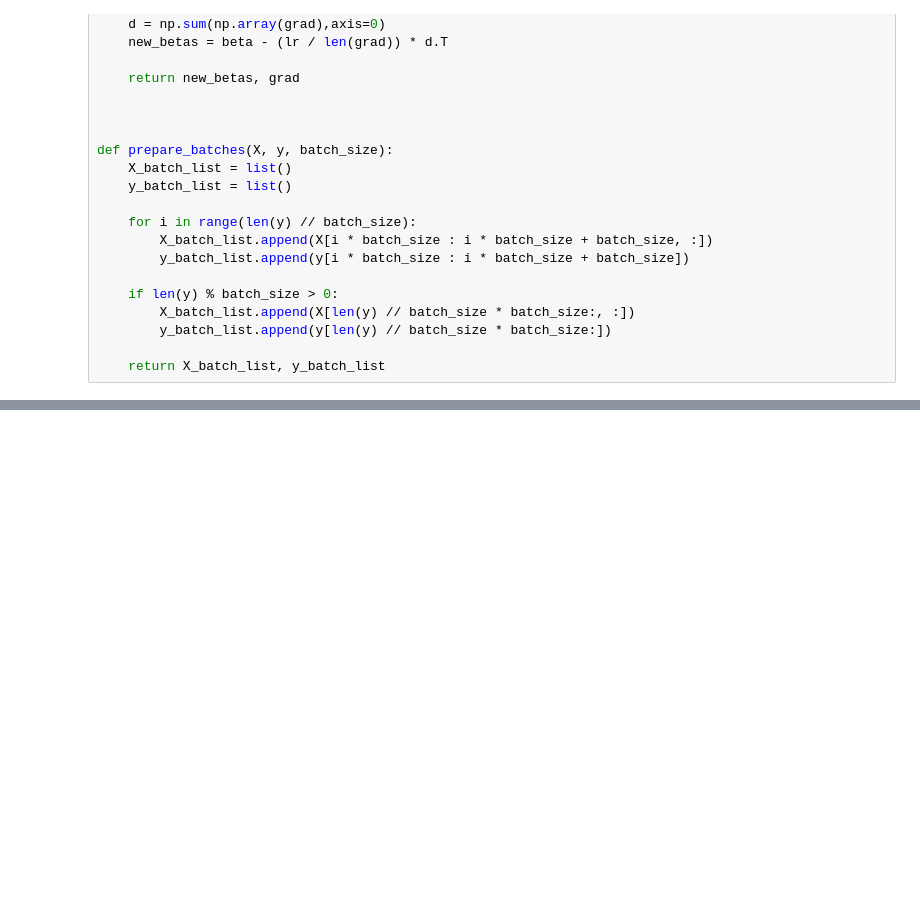
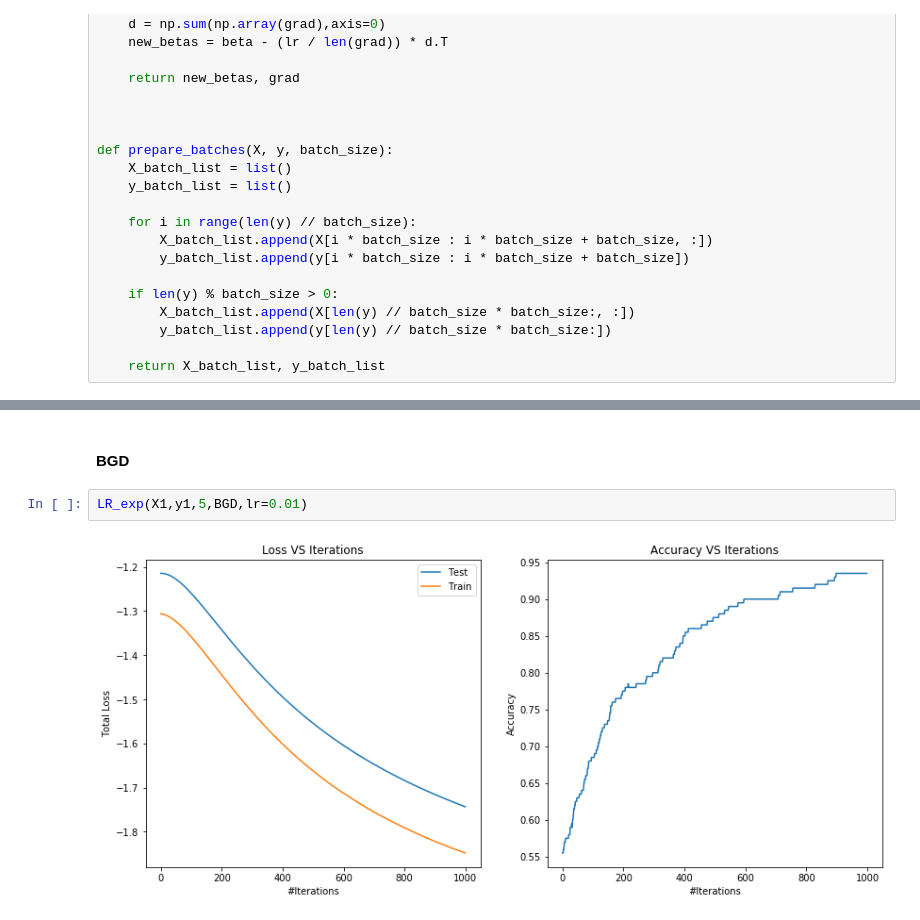
Before and after one commit to lrg1213/CMU_10725_ConvexOpt, a Jupyter notebook: HW6/HW6_Q3.ipynb, the cells around one changed output, grey strips where cells are left out. Drawn from its saved outputs; the diff is of its cells as text; blank space fills up the shorter version.

```diff
--- a/HW6/HW6_Q3.ipynb
+++ b/HW6/HW6_Q3.ipynb
@@ -265,0 +283,6 @@ y = np.array(dataset)[:,-1]
+# %% [markdown]
+#### BGD
+# %%
+LR_exp(X1,y1,5,BGD,lr=0.01)
+# %% [output]
+[figure, added]
```
Also changed, not shown: parts of 32 cells of this notebook.
